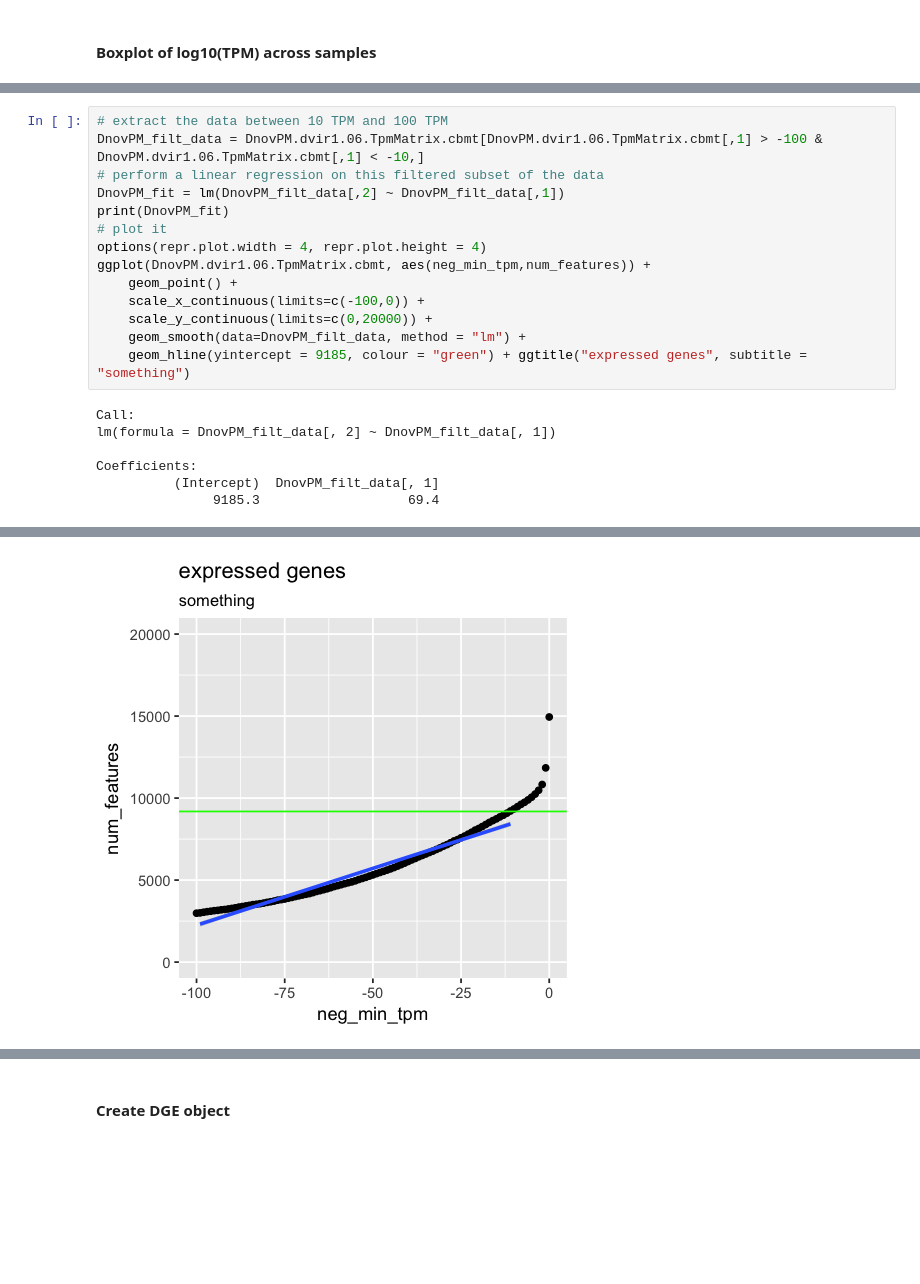
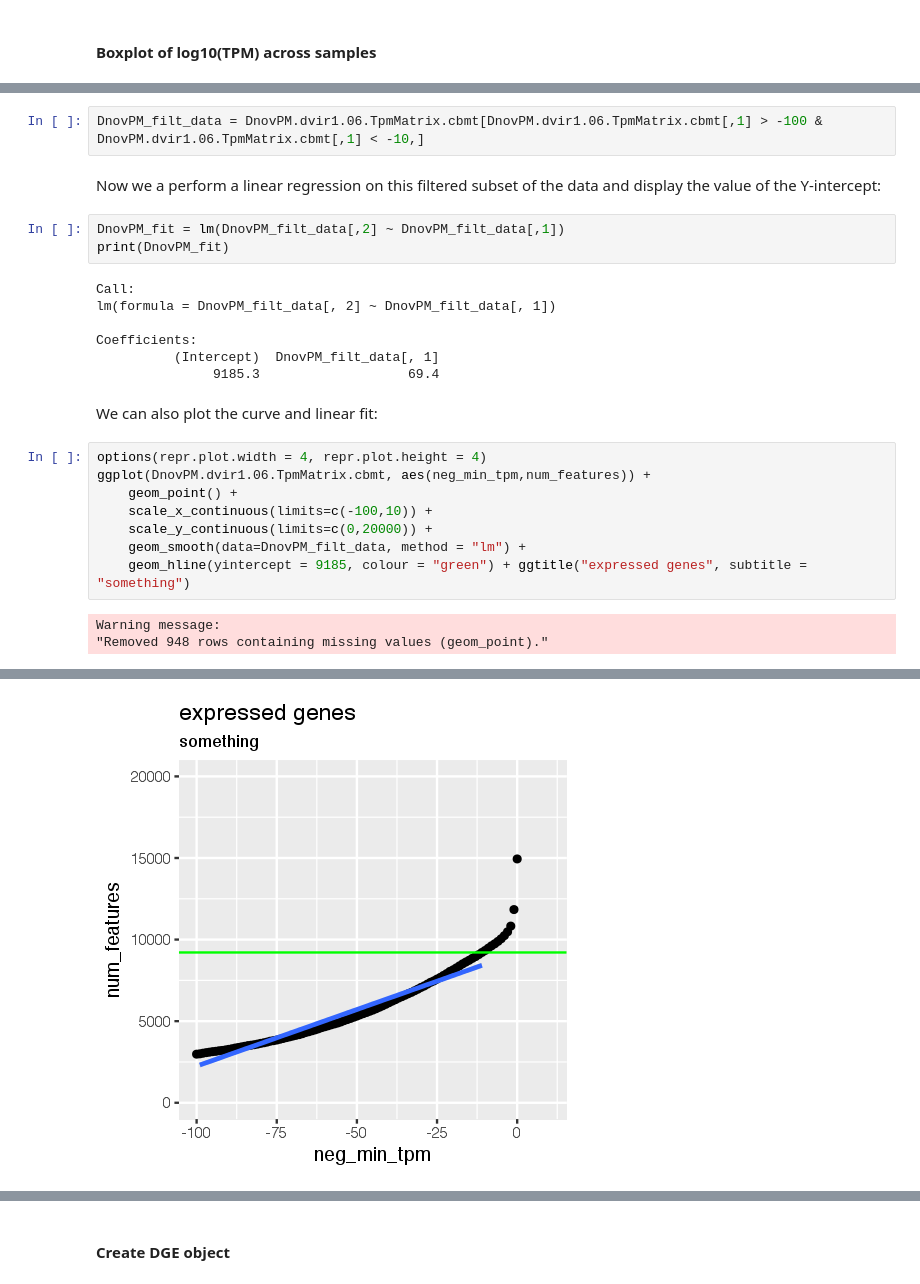
Before and after one commit to YazBraimah/DnovPmRNAseq, a Jupyter notebook: AnalysisPipeline.ipynb, the cells around one changed output, grey strips where cells are left out. Saved outputs shown, nothing was run; the diff lists cells and outputs as text; blank space fills up the shorter version.

```diff
--- a/AnalysisPipeline.ipynb
+++ b/AnalysisPipeline.ipynb
@@ -363,21 +169,27 @@ ggplot(m.expData) +
+# %%
+DnovPM_filt_data = DnovPM.dvir1.06.TpmMatrix.cbmt[DnovPM.dvir1.06.TpmMatrix.cbmt[,1] > -100 & DnovPM.dvir1.06.TpmMatrix.cbmt[,1] < -10,]
+# %% [markdown]
+Now we a perform a linear regression on this filtered subset of the data and display the value of the Y-intercept:
+# %%
+DnovPM_fit = lm(DnovPM_filt_data[,2] ~ DnovPM_filt_data[,1])
+print(DnovPM_fit)
+# %% [output]
+Call:
+lm(formula = DnovPM_filt_data[, 2] ~ DnovPM_filt_data[, 1])
+
+Coefficients:
+          (Intercept)  DnovPM_filt_data[, 1]
+               9185.3                   69.4
+# %% [markdown]
+We can also plot the curve and linear fit:
 # %%
-# extract the data between 10 TPM and 100 TPM
-DnovPM_filt_data = DnovPM.dvir1.06.TpmMatrix.cbmt[DnovPM.dvir1.06.TpmMatrix.cbmt[,1] > -100 & DnovPM.dvir1.06.TpmMatrix.cbmt[,1] < -10,]
-# perform a linear regression on this filtered subset of the data
-DnovPM_fit = lm(DnovPM_filt_data[,2] ~ DnovPM_filt_data[,1])
-print(DnovPM_fit)
-# plot it
 options(repr.plot.width = 4, repr.plot.height = 4)
 ggplot(DnovPM.dvir1.06.TpmMatrix.cbmt, aes(neg_min_tpm,num_features)) +
     geom_point() +
-    scale_x_continuous(limits=c(-100,0)) +
+    scale_x_continuous(limits=c(-100,10)) +
     scale_y_continuous(limits=c(0,20000)) +
     geom_smooth(data=DnovPM_filt_data, method = "lm") +
     geom_hline(yintercept = 9185, colour = "green") + ggtitle("expressed genes", subtitle = "something")
 # %% [output]
-Call:
-lm(formula = DnovPM_filt_data[, 2] ~ DnovPM_filt_data[, 1])
-
-Coefficients:
-          (Intercept)  DnovPM_filt_data[, 1]
-               9185.3                   69.4
+Warning message:
+"Removed 948 rows containing missing values (geom_point)."
@@ -386 +196 @@ Warning message:
-[figure, old version]
+[figure, new version]
```
Also changed, not shown: parts of 84 cells of this notebook, 2 other files.
